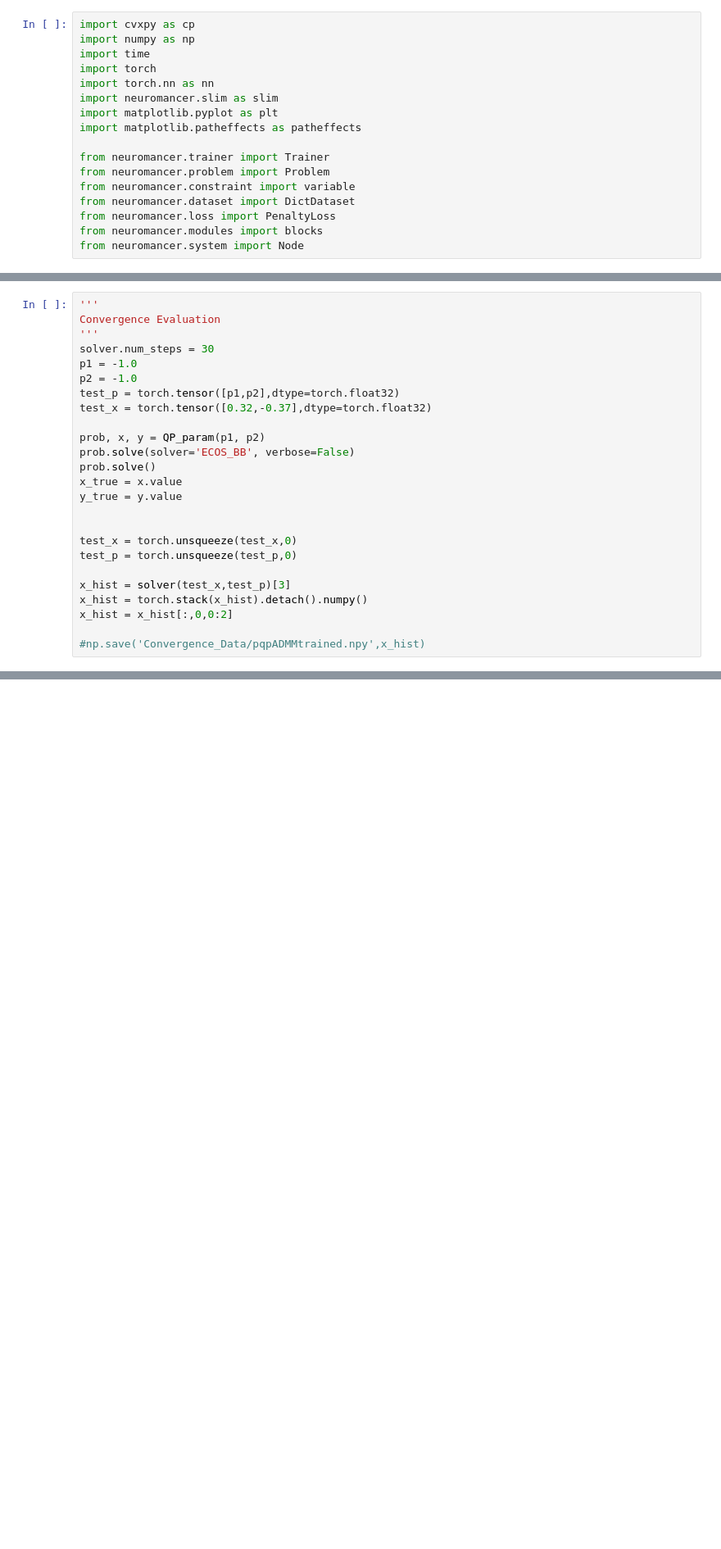
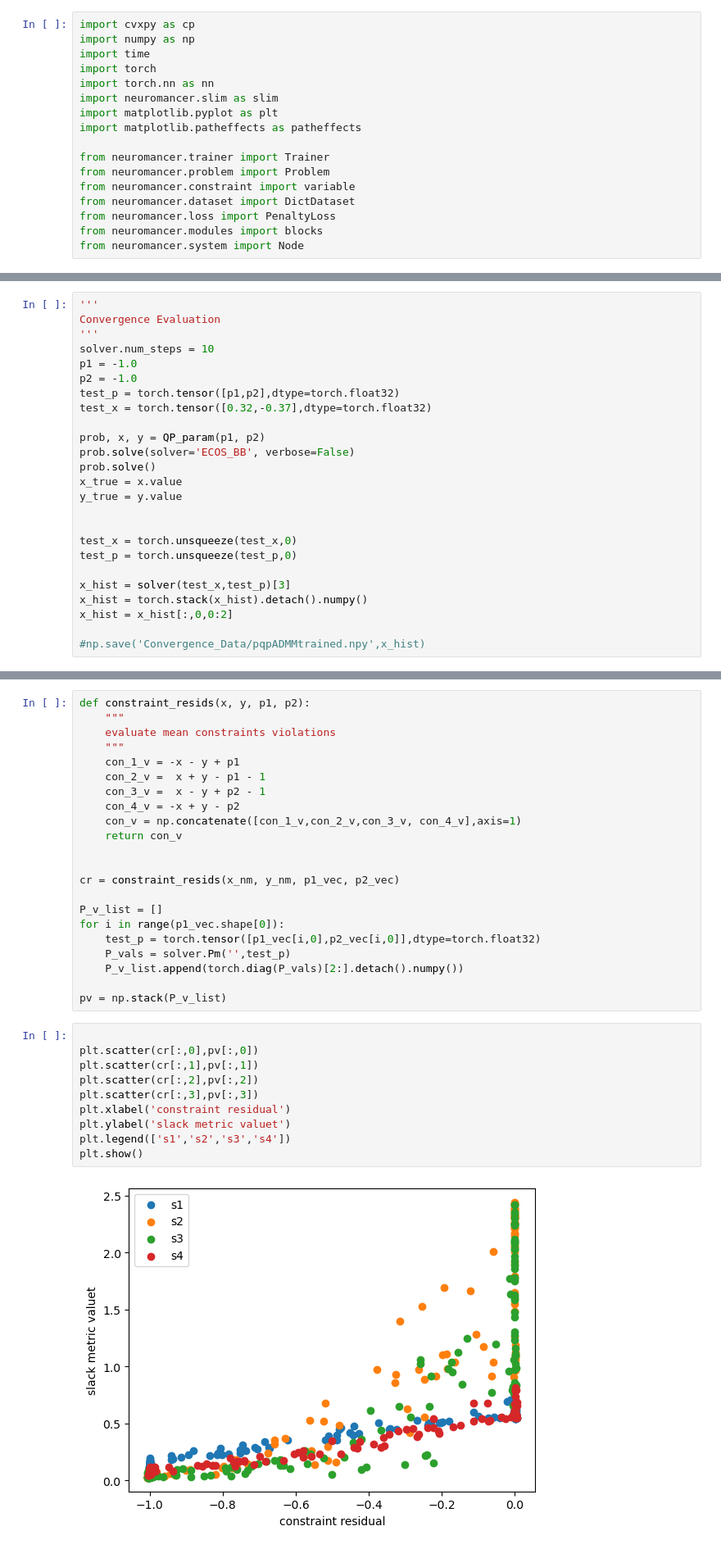
Before and after one commit to pnnl/LOPO, a Jupyter notebook: New_Experiments/pQp_example_ADMM_withTrainedMetric.ipynb, the cells around one changed output, grey strips where cells are left out. Shown at 82% size. Saved outputs shown, nothing was run; the diff lists cells and outputs as text; blank space fills up the shorter version.

```diff
--- a/New_Experiments/pQp_example_ADMM_withTrainedMetric.ipynb
+++ b/New_Experiments/pQp_example_ADMM_withTrainedMetric.ipynb
@@ -549,7 +547,7 @@ mean objective value discrepancy: 0.60 %
 '''
 Convergence Evaluation
 '''
-solver.num_steps = 30
+solver.num_steps = 10
 p1 = -1.0
 p2 = -1.0
 test_p = torch.tensor([p1,p2],dtype=torch.float32)
@@ -592,0 +585,34 @@ array([[ 0.32      , -0.37      ],
+# %%
+def constraint_resids(x, y, p1, p2):
+    """
+    evaluate mean constraints violations
+    """
+    con_1_v = -x - y + p1
+    con_2_v =  x + y - p1 - 1
+    con_3_v =  x - y + p2 - 1
+    con_4_v = -x + y - p2
+    con_v = np.concatenate([con_1_v,con_2_v,con_3_v, con_4_v],axis=1)
+    return con_v
+
+
+cr = constraint_resids(x_nm, y_nm, p1_vec, p2_vec)
+
+P_v_list = []
+for i in range(p1_vec.shape[0]):
+    test_p = torch.tensor([p1_vec[i,0],p2_vec[i,0]],dtype=torch.float32)
+    P_vals = solver.Pm('',test_p)
+    P_v_list.append(torch.diag(P_vals)[2:].detach().numpy())
+
+pv = np.stack(P_v_list)
+# %%
+
+plt.scatter(cr[:,0],pv[:,0])
+plt.scatter(cr[:,1],pv[:,1])
+plt.scatter(cr[:,2],pv[:,2])
+plt.scatter(cr[:,3],pv[:,3])
+plt.xlabel('constraint residual')
+plt.ylabel('slack metric valuet')
+plt.legend(['s1','s2','s3','s4'])
+plt.show()
+# %% [output]
+[figure, added]
```
Also changed, not shown: parts of 10 cells of this notebook, 3 other files.
